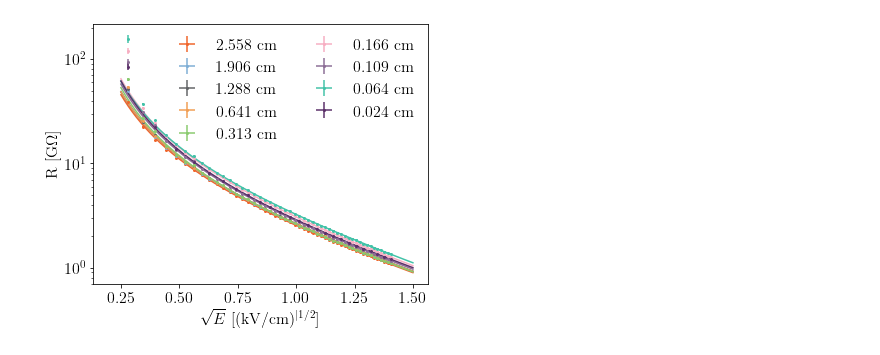
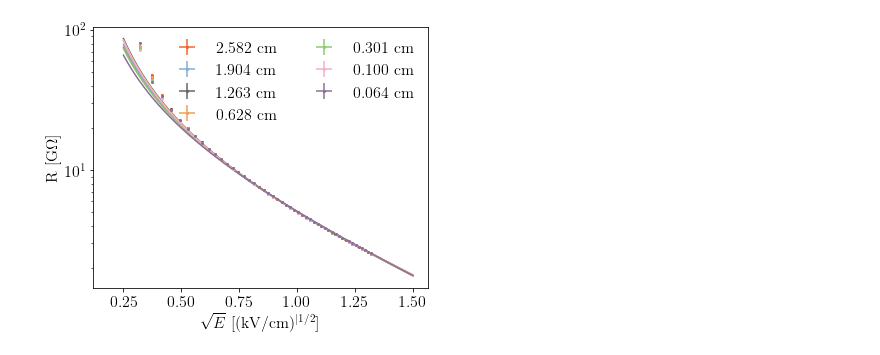
Before and after one commit to DanielMDouglas/DR8plots, a Jupyter notebook: DR8plots.ipynb, the cells around one changed output. Saved outputs shown, nothing was run; the diff lists cells and outputs as text; code cells hidden in the pictures.

```diff
--- a/DR8plots.ipynb
+++ b/DR8plots.ipynb
@@ -335,8 +335,8 @@ def dR_model(E, R0, E0, a, pcov):
                     ])
     return np.dot(grad, np.dot(pcov, grad))
 
-starting_values = (1, 1, 1)
-optBounds = ([1e-5, 1e-1, 1e-3],[1e1, 50, 1e3])
+starting_values = (1.5, 3.5, 1.5)
+optBounds = ([1e-5, 1e-1, 1e-3],[1e2, 50, 1e3])
 
 #def R_model(E, R0, E0, a):
 #    return R0*np.exp(np.power(E0/E, a))
@@ -345,10 +345,10 @@ optBounds = ([1e-5, 1e-1, 1e-3],[1e1, 50, 1e3])
 #optBounds = ([1e-5, 1e-1, 1e-1],[1e1, 50, 1e0])
 
 #def R_model(E, R0, E0):
-#    return R0*np.exp(-np.sqrt(E/E0))
+#    return R0*np.exp(-np.sqrt(E/E0 + a))
 
-#starting_values = (1, 1e-2)
-#optBounds = ([1e-5, 1e-3],[1e4, 5e-1])
+#starting_values = (1, 1e-2, 1e-2)
+#optBounds = ([1e-5, 1e-3, 1e-3],[1e4, 5e-1, 1e0])
 
 #def R_model(E, R0, E0):
 #    return R0*np.exp(np.sqrt(E0/E))
@@ -358,50 +358,40 @@ optBounds = ([1e-5, 1e-1, 1e-3],[1e1, 50, 1e3])
 
 
 data = [{"file": "MSU_TLM_data/TLM_contact/sample1.dat",
-         "contwid": 2.558,
-         "length": 2.527,
-         "label": r'2.558 cm',
+         "contwid": 2.582,
+         "length": 2.865,
+         "label": r'2.582 cm',
          "color": DUNEdarkOrange},
         {"file": "MSU_TLM_data/TLM_contact/sample2.dat",
-         "contwid": 1.906,
-         "length": 2.527,
-         "label": r'1.906 cm',
+         "contwid": 1.904,
+         "length": 2.865,
+         "label": r'1.904 cm',
          "color": DUNEblue},
         {"file": "MSU_TLM_data/TLM_contact/sample3.dat",
-         "contwid": 1.288,
-         "length": 2.527,
-         "label": r'1.288 cm',
+         "contwid": 1.263,
+         "length": 2.865,
+         "label": r'1.263 cm',
          "color": DUNEgray},
         {"file": "MSU_TLM_data/TLM_contact/sample4.dat",
-         "contwid": 0.641,
-         "length": 2.527,
-         "label": r'0.641 cm',
+         "contwid": 0.628,
+         "length": 2.865,
+         "label": r'0.628 cm',
          "color": DUNElightOrange},
         {"file": "MSU_TLM_data/TLM_contact/sample5.dat",
-         "contwid": 0.313,
-         "length": 2.527,
-         "label": r'0.313 cm',
+         "contwid": 0.301,
+         "length": 2.865,
+         "label": r'0.301 cm',
          "color": DUNEgreen},
         {"file": "MSU_TLM_data/TLM_contact/sample6.dat",
-         "contwid": 0.166,
-         "length": 2.527,
-         "label": r'0.166 cm',
+         "contwid": 0.100,
+         "length": 2.865,
+         "label": r'0.100 cm',
          "color": DUNEpink},
         {"file": "MSU_TLM_data/TLM_contact/sample7.dat",
-         "contwid": 0.109,
-         "length": 2.527,
-         "label": r'0.109 cm',
+         "contwid": 0.064,
+         "length": 2.865,
+         "label": r'0.064 cm',
          "color": DUNElightPurple},
-        {"file": "MSU_TLM_data/TLM_contact/sample8.dat",
-         "contwid": 0.064,
-         "length": 2.527,
-         "label": r'0.064 cm',
-         "color": DUNEcyan},
-        {"file": "MSU_TLM_data/TLM_contact/sample9.dat",
-         "contwid": 0.024,
-         "length": 2.527,
-         "label": r'0.024 cm',
-         "color": DUNEpurple},
         ]
 
 dL = 0.025
@@ -411,7 +401,12 @@ fig = plt.figure()
 ax = fig.gca()
 
 for item in data:
-    V, dV, I, dI = np.loadtxt(item["file"],
+    if 'cut' in item:
+        V, dV, I, dI = np.loadtxt(item["file"],
+                              delimiter = ',',
+                              skiprows = 2)[item["cut"]:].T
+    else:
+        V, dV, I, dI = np.loadtxt(item["file"],
                               delimiter = ',',
                               skiprows = 2).T
 
@@ -496,2 +491,2 @@ plt.savefig('TLM_contact_resistance.png', dpi = 300)
-[figure, old version]
+[figure, new version]
 # %%
```
Also changed, not shown: parts of 6 cells of this notebook, 10 other files.
